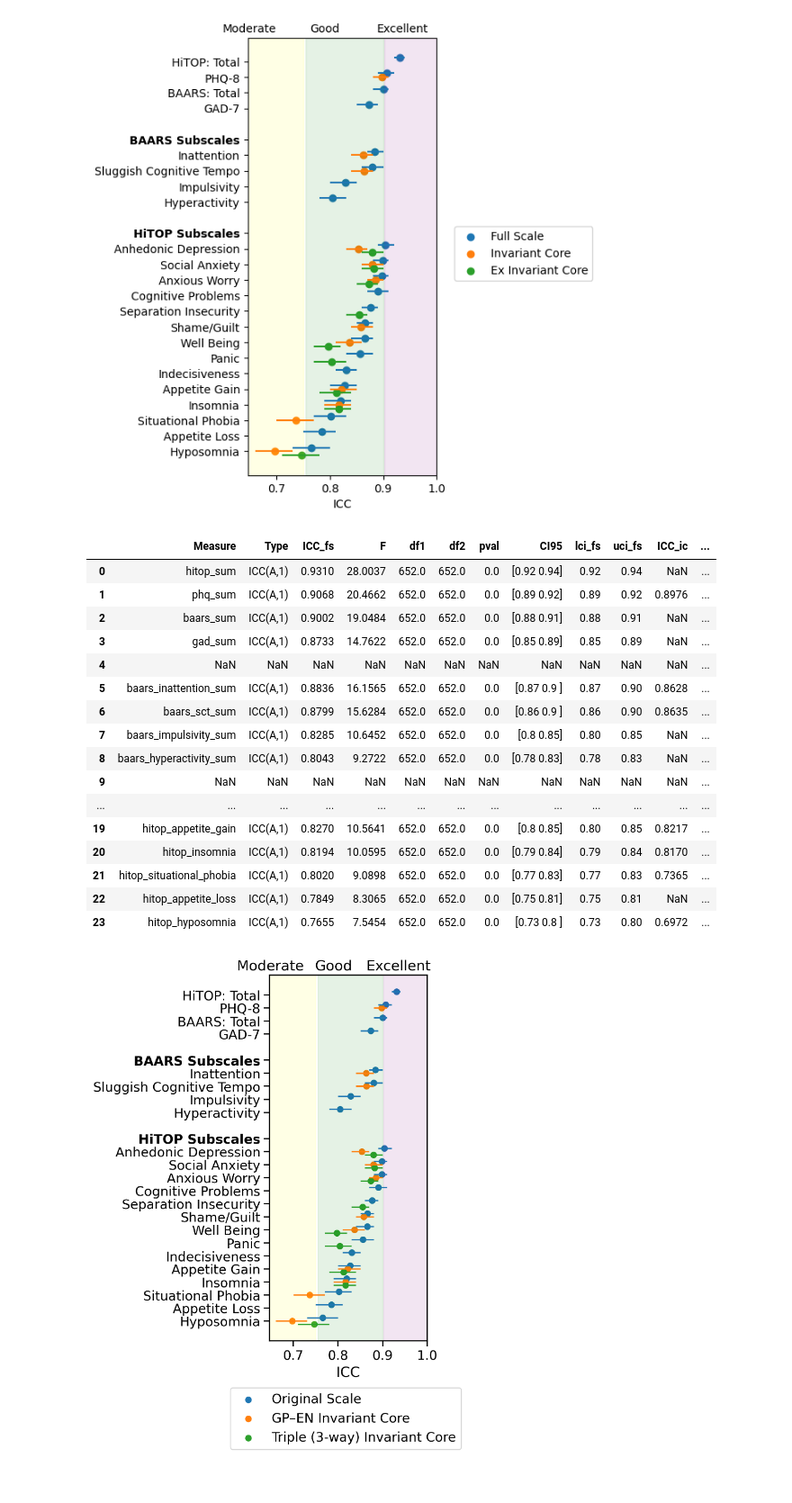
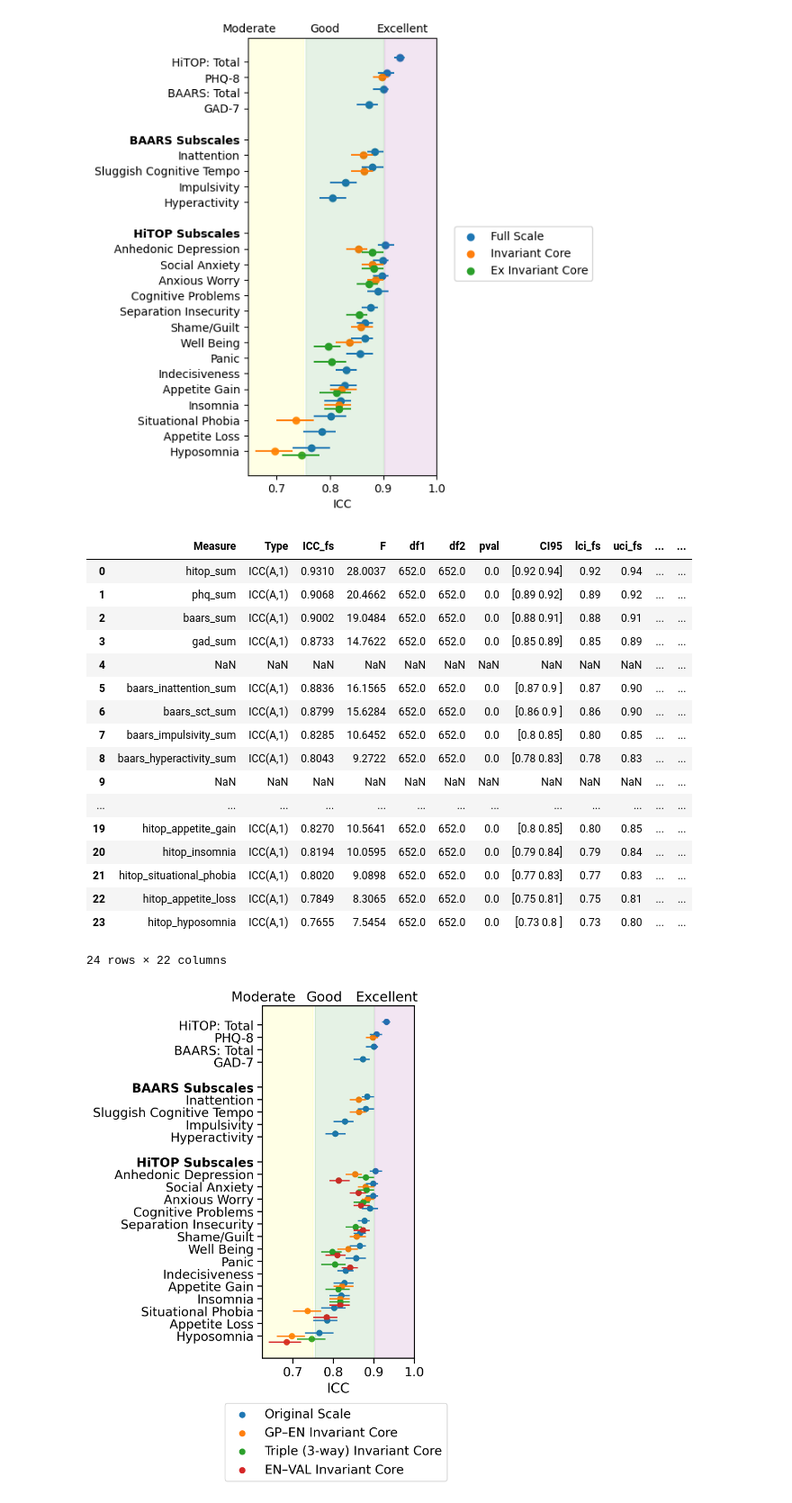
Before and after one commit to Shotgunosine/HiTOP, a Jupyter notebook: notebooks/NB_icc_plots.ipynb, the cells around one changed output. Shown at 90% size. Cells and saved outputs as stored; diff of their text form; code cells hidden in the pictures.

Commit message:
Add EN-VAL pairwise cores as a fourth series in the ICC forest

```diff
--- a/notebooks/NB_icc_plots.ipynb
+++ b/notebooks/NB_icc_plots.ipynb
@@ -61,11 +61,16 @@ cores
 exhaustive_rows = cores.loc[cores.Measure.str.contains('__3way'),
                             ['Measure', 'ICC', 'uci', 'lci']].copy()
 exhaustive_rows['Measure'] = exhaustive_rows.Measure.str.split('__').str[0]
-core_rows = cores.loc[~cores.Measure.str.contains('__3way'),
+enval_rows = cores.loc[cores.Measure.str.contains('__enval'),
+                       ['Measure', 'ICC', 'uci', 'lci']].copy()
+enval_rows['Measure'] = enval_rows.Measure.str.split('__').str[0]
+core_rows = cores.loc[~cores.Measure.str.contains('__3way|__enval'),
                       ['Measure', 'ICC', 'uci', 'lci']].copy()
 core_rows['Measure'] = core_rows.Measure.str.split('__').str[0]
 cores = core_rows.merge(exhaustive_rows, how='outer', on=['Measure'],
                         suffixes=['', '_ex'])
+cores = cores.merge(enval_rows, how='outer', on=['Measure'],
+                    suffixes=['', '_ev'])
 # %%
 # Display names and plotting order are GENERATED (previously two hardcoded
 # dicts): names by a title-case transform with a few true display
@@ -279,23 +284,24 @@ Text(0.5, 0, 'ICC')
 
 iccs
 # %% [output]
-|  | Measure | Type | ICC_fs | F | df1 | df2 | pval | CI95 | lci_fs | uci_fs | ICC_ic | ... |
-| 0 | hitop_sum | ICC(A,1) | 0.9310 | 28.0037 | 652.0 | 652.0 | 0.0 | [0.92 0.94] | 0.92 | 0.94 | NaN | ... |
-| 1 | phq_sum | ICC(A,1) | 0.9068 | 20.4662 | 652.0 | 652.0 | 0.0 | [0.89 0.92] | 0.89 | 0.92 | 0.8976 | ... |
-| 2 | baars_sum | ICC(A,1) | 0.9002 | 19.0484 | 652.0 | 652.0 | 0.0 | [0.88 0.91] | 0.88 | 0.91 | NaN | ... |
-| 3 | gad_sum | ICC(A,1) | 0.8733 | 14.7622 | 652.0 | 652.0 | 0.0 | [0.85 0.89] | 0.85 | 0.89 | NaN | ... |
-| 4 | NaN | NaN | NaN | NaN | NaN | NaN | NaN | NaN | NaN | NaN | NaN | ... |
-| 5 | baars_inattention_sum | ICC(A,1) | 0.8836 | 16.1565 | 652.0 | 652.0 | 0.0 | [0.87 0.9 ] | 0.87 | 0.90 | 0.8628 | ... |
-| 6 | baars_sct_sum | ICC(A,1) | 0.8799 | 15.6284 | 652.0 | 652.0 | 0.0 | [0.86 0.9 ] | 0.86 | 0.90 | 0.8635 | ... |
-| 7 | baars_impulsivity_sum | ICC(A,1) | 0.8285 | 10.6452 | 652.0 | 652.0 | 0.0 | [0.8 0.85] | 0.80 | 0.85 | NaN | ... |
-| 8 | baars_hyperactivity_sum | ICC(A,1) | 0.8043 | 9.2722 | 652.0 | 652.0 | 0.0 | [0.78 0.83] | 0.78 | 0.83 | NaN | ... |
-| 9 | NaN | NaN | NaN | NaN | NaN | NaN | NaN | NaN | NaN | NaN | NaN | ... |
+|  | Measure | Type | ICC_fs | F | df1 | df2 | pval | CI95 | lci_fs | uci_fs | ... | ... |
+| 0 | hitop_sum | ICC(A,1) | 0.9310 | 28.0037 | 652.0 | 652.0 | 0.0 | [0.92 0.94] | 0.92 | 0.94 | ... | ... |
+| 1 | phq_sum | ICC(A,1) | 0.9068 | 20.4662 | 652.0 | 652.0 | 0.0 | [0.89 0.92] | 0.89 | 0.92 | ... | ... |
+| 2 | baars_sum | ICC(A,1) | 0.9002 | 19.0484 | 652.0 | 652.0 | 0.0 | [0.88 0.91] | 0.88 | 0.91 | ... | ... |
+| 3 | gad_sum | ICC(A,1) | 0.8733 | 14.7622 | 652.0 | 652.0 | 0.0 | [0.85 0.89] | 0.85 | 0.89 | ... | ... |
+| 4 | NaN | NaN | NaN | NaN | NaN | NaN | NaN | NaN | NaN | NaN | ... | ... |
+| 5 | baars_inattention_sum | ICC(A,1) | 0.8836 | 16.1565 | 652.0 | 652.0 | 0.0 | [0.87 0.9 ] | 0.87 | 0.90 | ... | ... |
+| 6 | baars_sct_sum | ICC(A,1) | 0.8799 | 15.6284 | 652.0 | 652.0 | 0.0 | [0.86 0.9 ] | 0.86 | 0.90 | ... | ... |
+| 7 | baars_impulsivity_sum | ICC(A,1) | 0.8285 | 10.6452 | 652.0 | 652.0 | 0.0 | [0.8 0.85] | 0.80 | 0.85 | ... | ... |
+| 8 | baars_hyperactivity_sum | ICC(A,1) | 0.8043 | 9.2722 | 652.0 | 652.0 | 0.0 | [0.78 0.83] | 0.78 | 0.83 | ... | ... |
+| 9 | NaN | NaN | NaN | NaN | NaN | NaN | NaN | NaN | NaN | NaN | ... | ... |
 | ... | ... | ... | ... | ... | ... | ... | ... | ... | ... | ... | ... | ... |
-| 19 | hitop_appetite_gain | ICC(A,1) | 0.8270 | 10.5641 | 652.0 | 652.0 | 0.0 | [0.8 0.85] | 0.80 | 0.85 | 0.8217 | ... |
-| 20 | hitop_insomnia | ICC(A,1) | 0.8194 | 10.0595 | 652.0 | 652.0 | 0.0 | [0.79 0.84] | 0.79 | 0.84 | 0.8170 | ... |
-| 21 | hitop_situational_phobia | ICC(A,1) | 0.8020 | 9.0898 | 652.0 | 652.0 | 0.0 | [0.77 0.83] | 0.77 | 0.83 | 0.7365 | ... |
-| 22 | hitop_appetite_loss | ICC(A,1) | 0.7849 | 8.3065 | 652.0 | 652.0 | 0.0 | [0.75 0.81] | 0.75 | 0.81 | NaN | ... |
-| 23 | hitop_hyposomnia | ICC(A,1) | 0.7655 | 7.5454 | 652.0 | 652.0 | 0.0 | [0.73 0.8 ] | 0.73 | 0.80 | 0.6972 | ... |
+| 19 | hitop_appetite_gain | ICC(A,1) | 0.8270 | 10.5641 | 652.0 | 652.0 | 0.0 | [0.8 0.85] | 0.80 | 0.85 | ... | ... |
+| 20 | hitop_insomnia | ICC(A,1) | 0.8194 | 10.0595 | 652.0 | 652.0 | 0.0 | [0.79 0.84] | 0.79 | 0.84 | ... | ... |
+| 21 | hitop_situational_phobia | ICC(A,1) | 0.8020 | 9.0898 | 652.0 | 652.0 | 0.0 | [0.77 0.83] | 0.77 | 0.83 | ... | ... |
+| 22 | hitop_appetite_loss | ICC(A,1) | 0.7849 | 8.3065 | 652.0 | 652.0 | 0.0 | [0.75 0.81] | 0.75 | 0.81 | ... | ... |
+| 23 | hitop_hyposomnia | ICC(A,1) | 0.7655 | 7.5454 | 652.0 | 652.0 | 0.0 | [0.73 0.8 ] | 0.73 | 0.80 | ... | ... |
+24 rows × 22 columns
 # %%
 with sns.plotting_context('notebook', font_scale=1.25):
     full_scales = pd.read_csv(icc_dir / 'result_ICC_origscales_combined.csv')
@@ -325,31 +331,35 @@ with sns.plotting_context('notebook', font_scale=1.25):
     ax.hlines(iccs.plotting_order+offset, iccs.lci_fs, iccs.uci_fs)
 
     ax.scatter(iccs.ICC_ic, iccs.plotting_order, color=sns.color_palette()[1], label='GP\u2013EN Invariant Core')
     ax.hlines(iccs.plotting_order, iccs.lci_ic, iccs.uci_ic, color=sns.color_palette()[1])
 
     # second series: the triply invariant (validation/GP/EN) cores
     if iccs.ICC_ex.notna().any():
         ax.scatter(iccs.ICC_ex, iccs.plotting_order-offset, color=sns.color_palette()[2], label='Triple (3-way) Invariant Core')
         ax.hlines(iccs.plotting_order-offset, iccs.lci_ex, iccs.uci_ex, color=sns.color_palette()[2])
 
+    if 'ICC_ev' in iccs.columns and iccs.ICC_ev.notna().any():
+        ax.scatter(iccs.ICC_ev, iccs.plotting_order-2*offset, color=sns.color_palette()[3], label='EN\u2013VAL Invariant Core')
+        ax.hlines(iccs.plotting_order-2*offset, iccs.lci_ev, iccs.uci_ev, color=sns.color_palette()[3])
+
     bold_block_headers(ax)
 
     ylim = ax.get_ylim()
     xlim = ax.get_xlim()
     ax.fill_betweenx(ylim,[0.5, 0.5] ,[0.75, 0.75], color='yellow', alpha=0.1)
     ax.fill_betweenx(ylim,[0.755, 0.755] ,[0.9, 0.9], color='green', alpha=0.1)
     ax.fill_betweenx(ylim,[0.902, 0.902] ,[1, 1], color='purple', alpha=0.1)
 
 
     ax.set_ylim(ylim)
     ax.set_xlim((xlim[0], 1))
 
     fig.legend(loc='upper center', bbox_to_anchor=(0.5, 0.025), ncols=1)
     fig.text(0.13, 0.89, 'Moderate', ha='center')
     fig.text(0.44, 0.89, 'Good', ha='center')
     fig.text(0.76, 0.89, 'Excellent', ha='center')
     ax.set_xlabel('ICC')
 
     fig.savefig('../figures/icc_forest.png', dpi=250, bbox_inches='tight')
 # %% [output]
-[figure, old version]
+[figure, new version]
```
Also changed, not shown: parts of 1 cell of this notebook, 4 other files.
